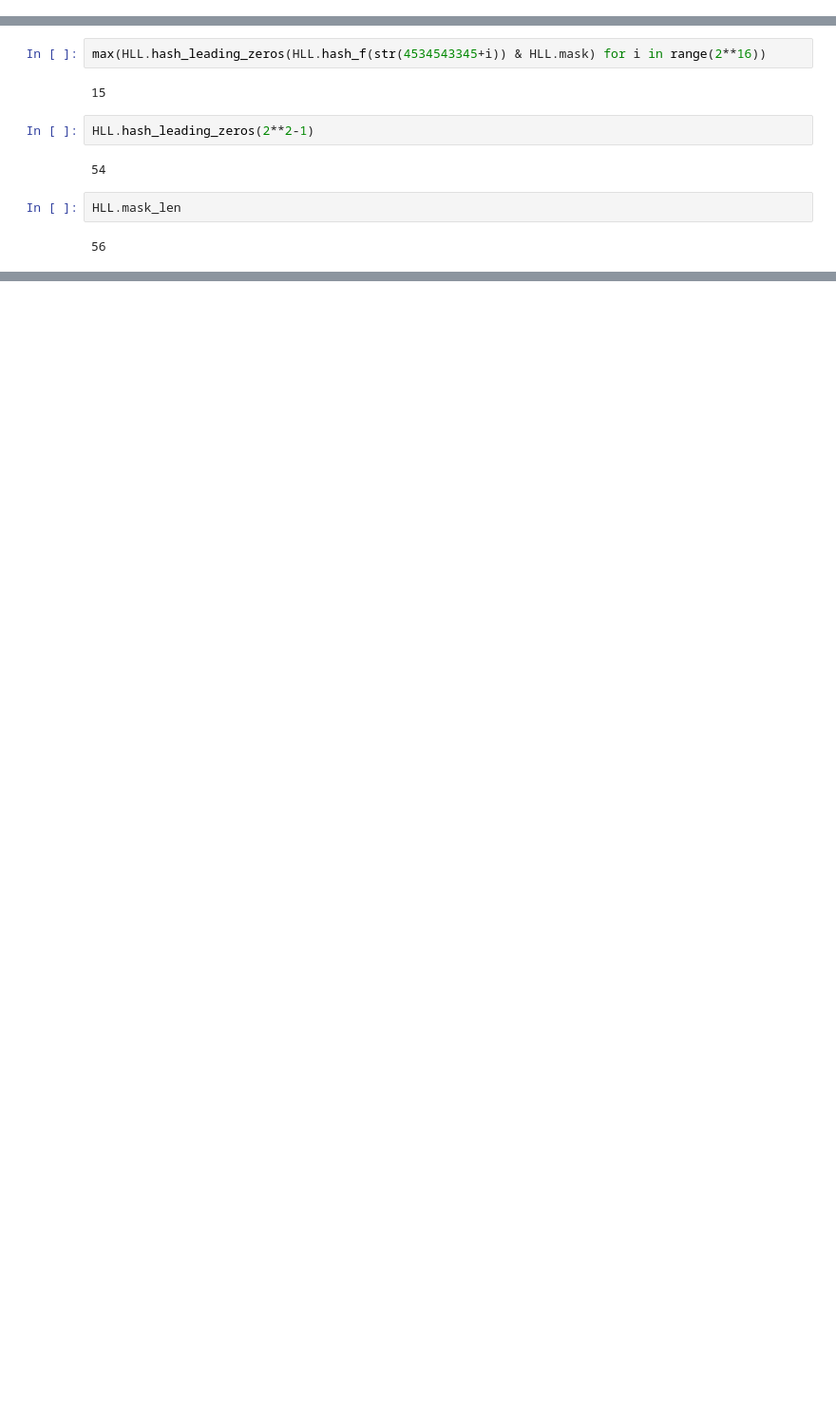
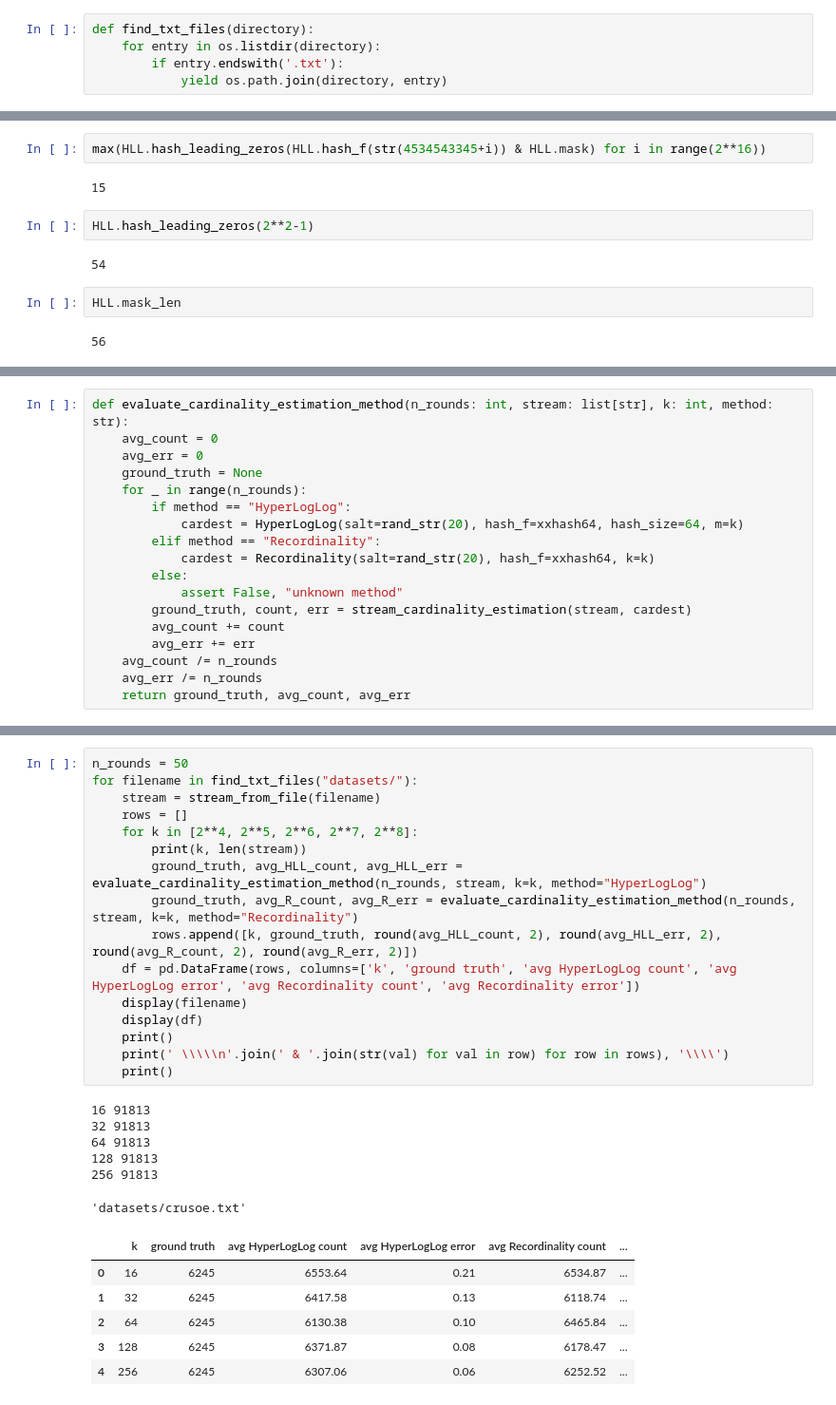
Before and after one commit to izanbf1803/cardest, a Jupyter notebook: Cardinality estimation simulations.ipynb, the cells around one changed output, grey strips where cells are left out. Shown: that part at 95% size. Saved outputs shown, nothing was run; the diff lists cells and outputs as text; blank space fills up the shorter version.

```diff
--- a/Cardinality estimation simulations.ipynb
+++ b/Cardinality estimation simulations.ipynb
@@ -9,6 +21,11 @@ random.seed(0xCAFFE) # for the sake of reproducibility
 # %%
 def xxhash64(s: str):
     return xxhash.xxh64(s).intdigest()
+# %%
+def find_txt_files(directory):
+    for entry in os.listdir(directory):
+        if entry.endswith('.txt'):
+            yield os.path.join(directory, entry)
 # %%
 def stream_from_file(filename: str):
     stream = []
@@ -94,0 +108,18 @@ R
+# %%
+def evaluate_cardinality_estimation_method(n_rounds: int, stream: list[str], k: int, method: str):
+    avg_count = 0
+    avg_err = 0
+    ground_truth = None
+    for _ in range(n_rounds):
+        if method == "HyperLogLog":
+            cardest = HyperLogLog(salt=rand_str(20), hash_f=xxhash64, hash_size=64, m=k)
+        elif method == "Recordinality":
+            cardest = Recordinality(salt=rand_str(20), hash_f=xxhash64, k=k)
+        else:
+            assert False, "unknown method"
+        ground_truth, count, err = stream_cardinality_estimation(stream, cardest)
+        avg_count += count
+        avg_err += err
+    avg_count /= n_rounds
+    avg_err /= n_rounds
+    return ground_truth, avg_count, avg_err
@@ -94,0 +130,29 @@ R
+# %%
+n_rounds = 50
+for filename in find_txt_files("datasets/"):
+    stream = stream_from_file(filename)
+    rows = []
+    for k in [2**4, 2**5, 2**6, 2**7, 2**8]:
+        print(k, len(stream))
+        ground_truth, avg_HLL_count, avg_HLL_err = evaluate_cardinality_estimation_method(n_rounds, stream, k=k, method="HyperLogLog")
+        ground_truth, avg_R_count, avg_R_err = evaluate_cardinality_estimation_method(n_rounds, stream, k=k, method="Recordinality")
+        rows.append([k, ground_truth, round(avg_HLL_count, 2), round(avg_HLL_err, 2), round(avg_R_count, 2), round(avg_R_err, 2)])
+    df = pd.DataFrame(rows, columns=['k', 'ground truth', 'avg HyperLogLog count', 'avg HyperLogLog error', 'avg Recordinality count', 'avg Recordinality error'])
+    display(filename)
+    display(df)
+    print()
+    print(' \\\\\n'.join(' & '.join(str(val) for val in row) for row in rows), '\\\\')
+    print()
+# %% [output]
+16 91813
+32 91813
+64 91813
+128 91813
+256 91813
+'datasets/crusoe.txt'
+|  | k | ground truth | avg HyperLogLog count | avg HyperLogLog error | avg Recordinality count | ... |
+| 0 | 16 | 6245 | 6553.64 | 0.21 | 6534.87 | ... |
+| 1 | 32 | 6245 | 6417.58 | 0.13 | 6118.74 | ... |
+| 2 | 64 | 6245 | 6130.38 | 0.10 | 6465.84 | ... |
+| 3 | 128 | 6245 | 6371.87 | 0.08 | 6178.47 | ... |
+| 4 | 256 | 6245 | 6307.06 | 0.06 | 6252.52 | ... |
```
Also changed, not shown: parts of 16 cells of this notebook, 4 other files.
